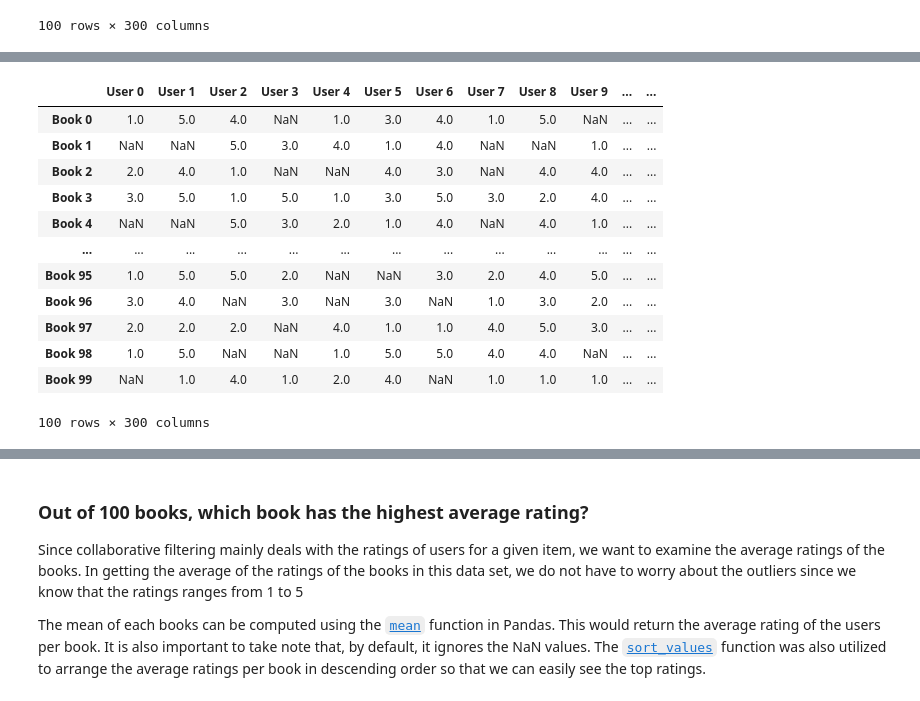
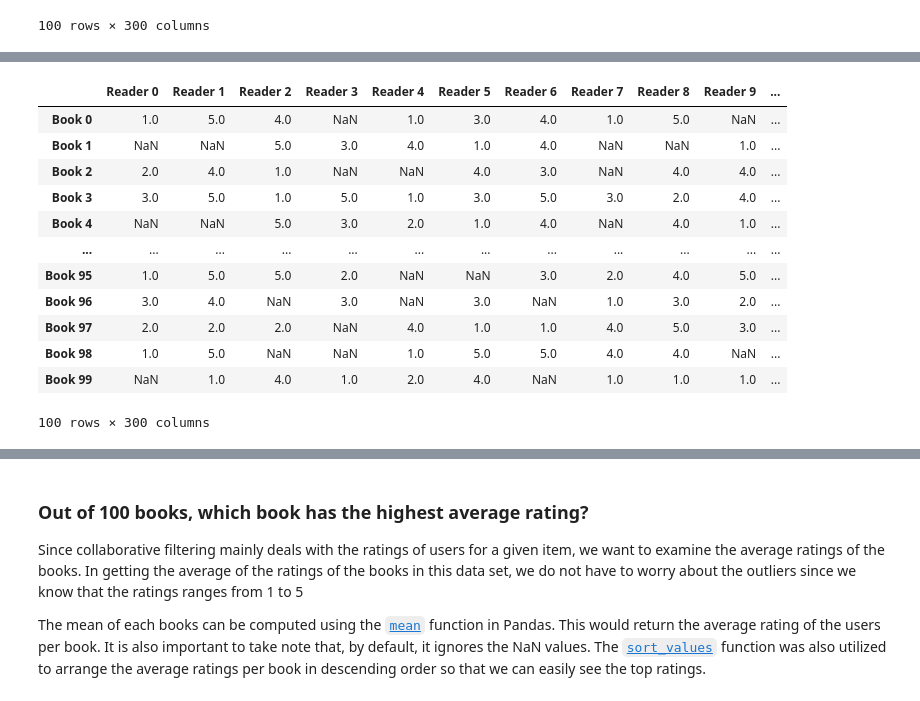
Before and after one commit to francheska-vicente/csmodel-project2, a Jupyter notebook: CSMODEL-Project2-S11-Group28.ipynb, the cells around one changed output, grey strips where cells are left out. Cells and saved outputs as stored; diff of their text form; code cells hidden in the pictures.

```diff
--- a/CSMODEL-Project2-S11-Group28.ipynb
+++ b/CSMODEL-Project2-S11-Group28.ipynb
@@ -41,0 +37,12 @@ book_df
+# %%
+# initialize the list
+list_of_values = []
+
+# iterate through all 100 rows
+for i in range(100):
+    # get all uniques values per row and appends to a list
+    list_of_values = list_of_values + book_df.T.iloc[i].unique().tolist()
+
+# convert the list into an numpy.array so the np.unique function can be used
+list_of_values = np.array(list_of_values)
+np.unique(list_of_values)
@@ -42,28 +71,28 @@ book_df
 # %%
 col_names = []
 row_names = []
 
 for i in range(100):
     row_names.append("Book " + str(i))
 
 for i in range(300):
-    col_names.append("User " + str(i))
+    col_names.append("Reader " + str(i))
 
 book_df.index = row_names
 book_df.columns = col_names
 
 book_df
 # %% [output]
-|  | User 0 | User 1 | User 2 | User 3 | User 4 | User 5 | User 6 | User 7 | User 8 | User 9 | ... | ... |
-| Book 0 | 1.0 | 5.0 | 4.0 | NaN | 1.0 | 3.0 | 4.0 | 1.0 | 5.0 | NaN | ... | ... |
-| Book 1 | NaN | NaN | 5.0 | 3.0 | 4.0 | 1.0 | 4.0 | NaN | NaN | 1.0 | ... | ... |
-| Book 2 | 2.0 | 4.0 | 1.0 | NaN | NaN | 4.0 | 3.0 | NaN | 4.0 | 4.0 | ... | ... |
-| Book 3 | 3.0 | 5.0 | 1.0 | 5.0 | 1.0 | 3.0 | 5.0 | 3.0 | 2.0 | 4.0 | ... | ... |
-| Book 4 | NaN | NaN | 5.0 | 3.0 | 2.0 | 1.0 | 4.0 | NaN | 4.0 | 1.0 | ... | ... |
-| ... | ... | ... | ... | ... | ... | ... | ... | ... | ... | ... | ... | ... |
-| Book 95 | 1.0 | 5.0 | 5.0 | 2.0 | NaN | NaN | 3.0 | 2.0 | 4.0 | 5.0 | ... | ... |
-| Book 96 | 3.0 | 4.0 | NaN | 3.0 | NaN | 3.0 | NaN | 1.0 | 3.0 | 2.0 | ... | ... |
-| Book 97 | 2.0 | 2.0 | 2.0 | NaN | 4.0 | 1.0 | 1.0 | 4.0 | 5.0 | 3.0 | ... | ... |
-| Book 98 | 1.0 | 5.0 | NaN | NaN | 1.0 | 5.0 | 5.0 | 4.0 | 4.0 | NaN | ... | ... |
-| Book 99 | NaN | 1.0 | 4.0 | 1.0 | 2.0 | 4.0 | NaN | 1.0 | 1.0 | 1.0 | ... | ... |
+|  | Reader 0 | Reader 1 | Reader 2 | Reader 3 | Reader 4 | Reader 5 | Reader 6 | Reader 7 | Reader 8 | Reader 9 | ... |
+| Book 0 | 1.0 | 5.0 | 4.0 | NaN | 1.0 | 3.0 | 4.0 | 1.0 | 5.0 | NaN | ... |
+| Book 1 | NaN | NaN | 5.0 | 3.0 | 4.0 | 1.0 | 4.0 | NaN | NaN | 1.0 | ... |
+| Book 2 | 2.0 | 4.0 | 1.0 | NaN | NaN | 4.0 | 3.0 | NaN | 4.0 | 4.0 | ... |
+| Book 3 | 3.0 | 5.0 | 1.0 | 5.0 | 1.0 | 3.0 | 5.0 | 3.0 | 2.0 | 4.0 | ... |
+| Book 4 | NaN | NaN | 5.0 | 3.0 | 2.0 | 1.0 | 4.0 | NaN | 4.0 | 1.0 | ... |
+| ... | ... | ... | ... | ... | ... | ... | ... | ... | ... | ... | ... |
+| Book 95 | 1.0 | 5.0 | 5.0 | 2.0 | NaN | NaN | 3.0 | 2.0 | 4.0 | 5.0 | ... |
+| Book 96 | 3.0 | 4.0 | NaN | 3.0 | NaN | 3.0 | NaN | 1.0 | 3.0 | 2.0 | ... |
+| Book 97 | 2.0 | 2.0 | 2.0 | NaN | 4.0 | 1.0 | 1.0 | 4.0 | 5.0 | 3.0 | ... |
+| Book 98 | 1.0 | 5.0 | NaN | NaN | 1.0 | 5.0 | 5.0 | 4.0 | 4.0 | NaN | ... |
+| Book 99 | NaN | 1.0 | 4.0 | 1.0 | 2.0 | 4.0 | NaN | 1.0 | 1.0 | 1.0 | ... |
 100 rows × 300 columns
```
Also changed, not shown: parts of 11 cells of this notebook.
